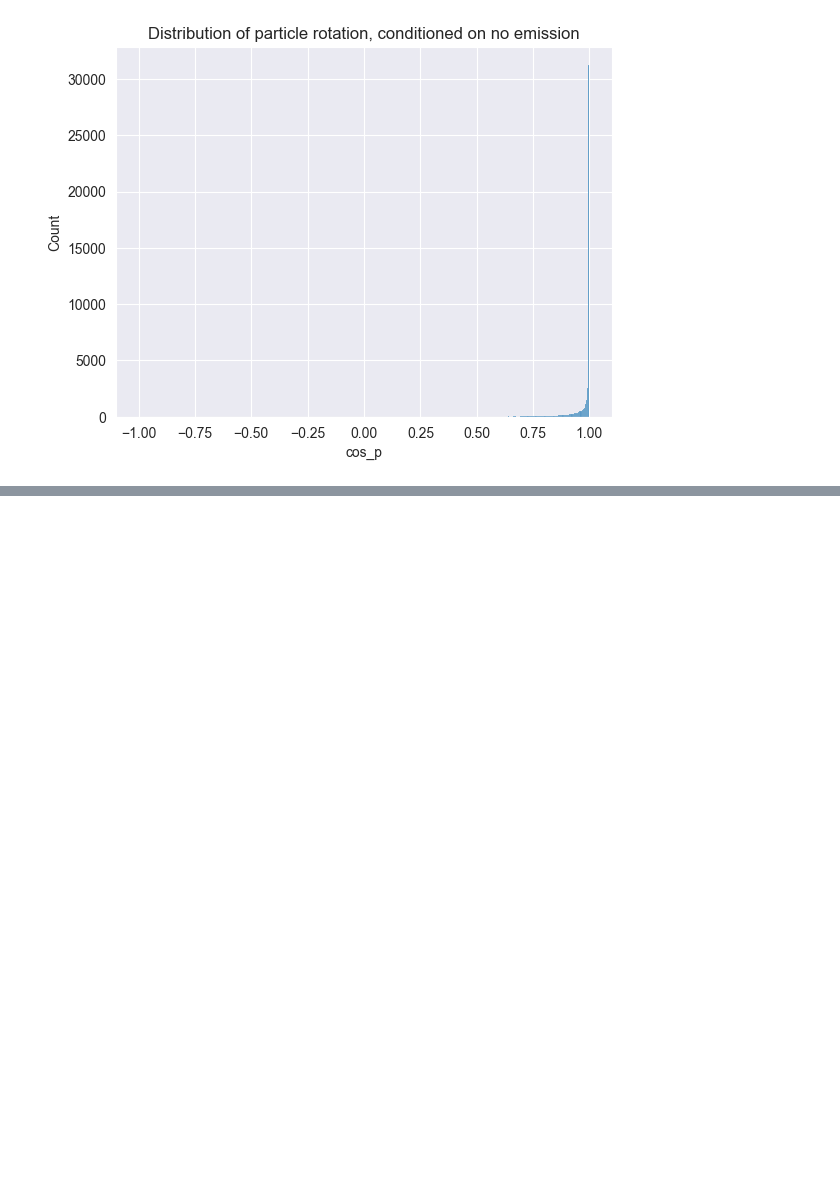
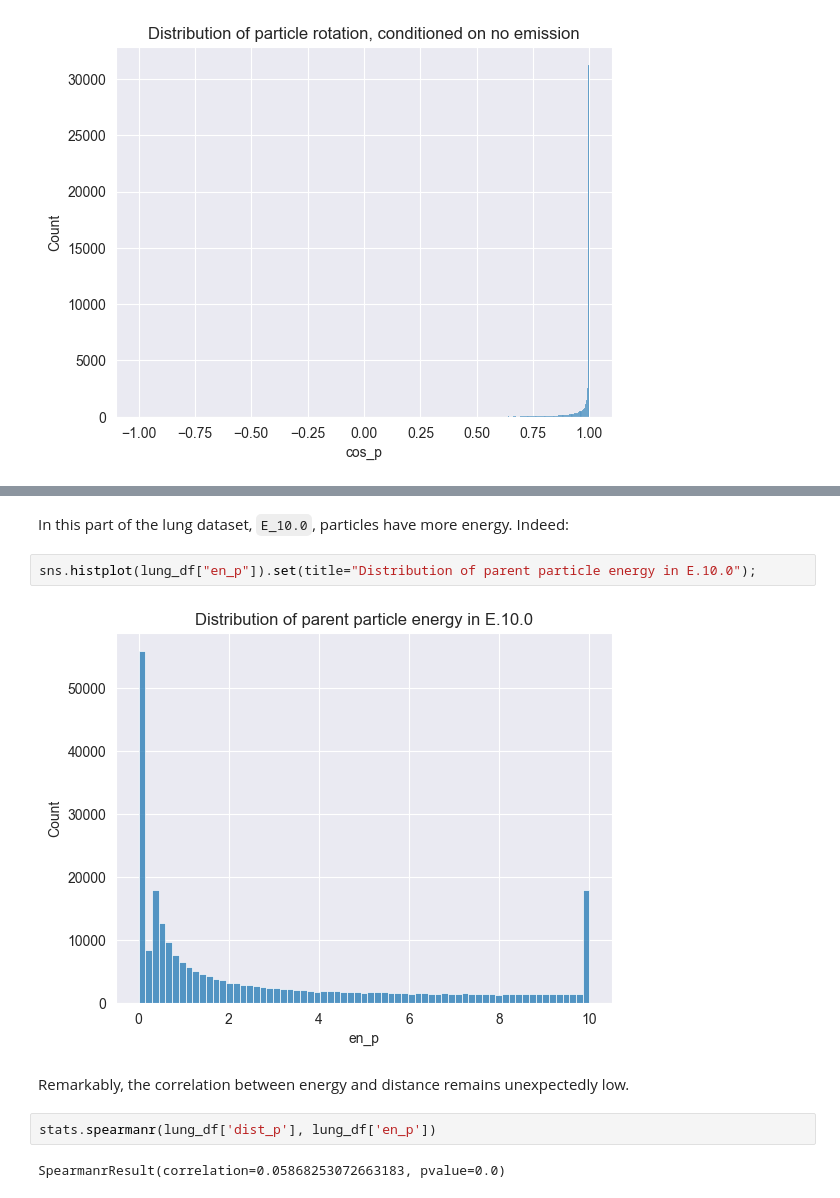
Before and after one commit to Dicedead/CS433project, a Jupyter notebook: project2/src/analysis.ipynb, the cells around one changed output, grey strips where cells are left out. Saved outputs shown, nothing was run; the diff lists cells and outputs as text; blank space fills up the shorter version.

```diff
--- a/project2/src/analysis.ipynb
+++ b/project2/src/analysis.ipynb
@@ -165,0 +184,12 @@ sns.histplot(lung_df[lung_df['emission'] == 0]['cos_p'], bins=400).set(title="Di
+# %% [markdown]
+In this part of the lung dataset, ``E_10.0``, particles have more energy. Indeed:
+# %%
+sns.histplot(lung_df["en_p"]).set(title="Distribution of parent particle energy in E.10.0");
+# %% [output]
+[figure, added]
+# %% [markdown]
+Remarkably, the correlation between energy and distance remains unexpectedly low.
+# %%
+stats.spearmanr(lung_df['dist_p'], lung_df['en_p'])
+# %% [output]
+SpearmanrResult(correlation=0.05868253072663183, pvalue=0.0)
```
Also changed, not shown: parts of 9 cells of this notebook, 16 other files.
